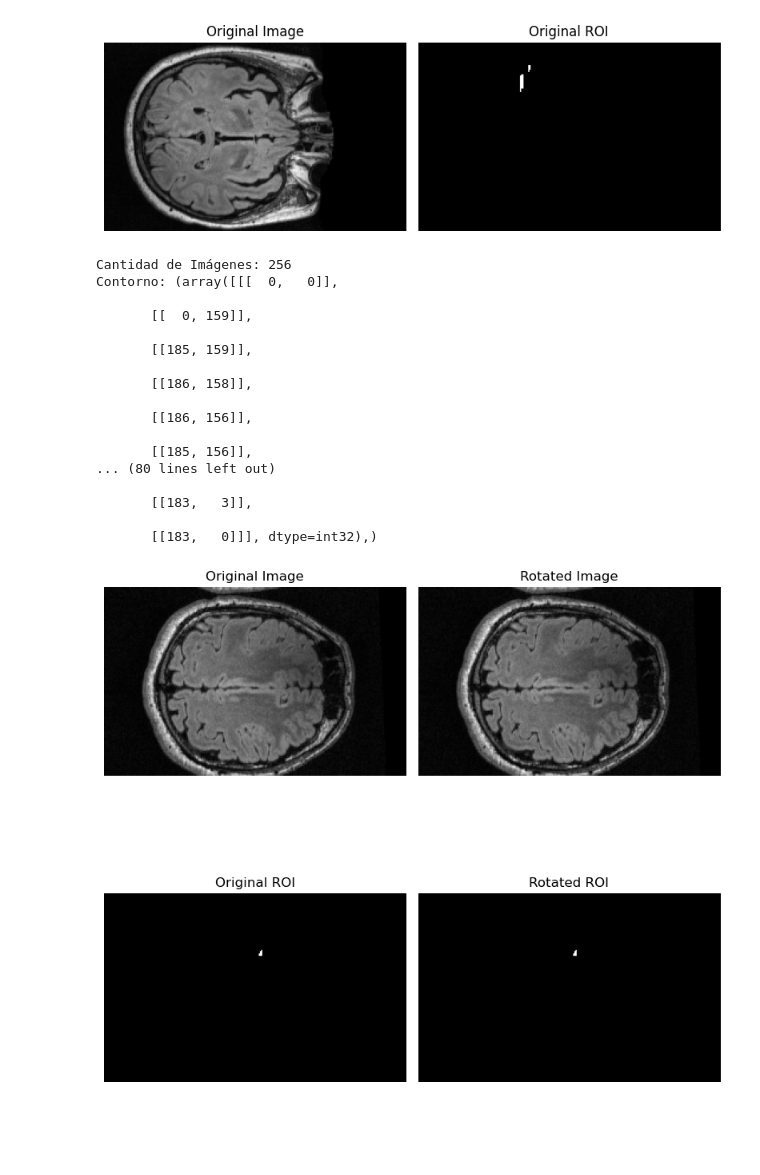
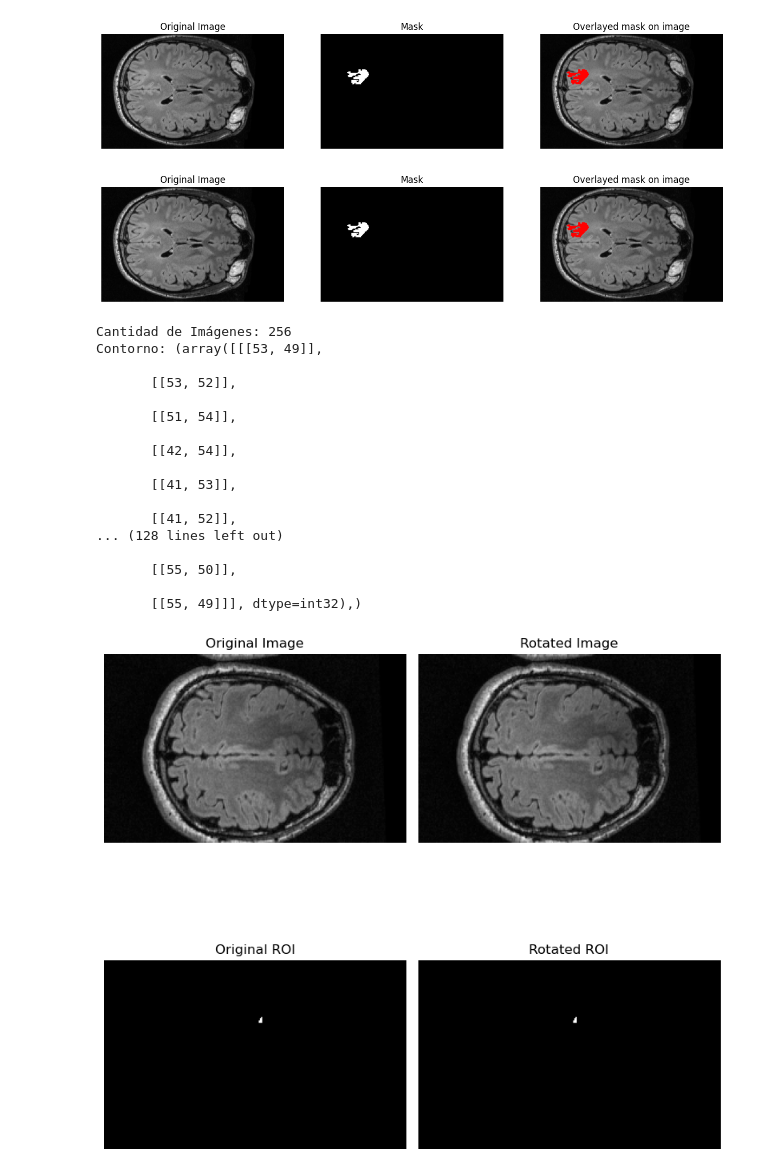
Before and after one commit to MarioPasc/Epilepsy-Displasia-focal-Segmentation, a Jupyter notebook: jupyter-notebooks/explore_functions.ipynb, the cells around one changed output. Saved outputs shown, nothing was run; the diff lists cells and outputs as text; code cells hidden in the pictures; blank space fills up the shorter version.

```diff
--- a/jupyter-notebooks/explore_functions.ipynb
+++ b/jupyter-notebooks/explore_functions.ipynb
@@ -3,7 +3,7 @@ import os
 import nibabel as nib
 import cv2
 import numpy as np
-from sklearn.model_selection import train_test_split
+import math
 import matplotlib.pyplot as plt
 
 def overlay_mask_on_image2(image, mask, color=(255, 0, 0)):
@@ -11,7 +11,7 @@ def overlay_mask_on_image2(image, mask, color=(255, 0, 0)):
     color_image = cv2.cvtColor(image, cv2.COLOR_GRAY2BGR)
 
     # Identify where the mask is active
-    active_pixels = (mask == 255)
+    active_pixels = (mask > 0)
 
     # Apply color to the active mask regions in the image
     color_image[active_pixels] = color
@@ -20,16 +20,6 @@ def overlay_mask_on_image2(image, mask, color=(255, 0, 0)):
 
 
 def visualize2(image, mask, color=(255, 0, 0)):
-    """
-    Displays the original image, the mask, and the overlay of the mask on the original image side by side for
-    comparison.
-
-    @:param mask: A binary mask where non-zero (typically 255) indicates the regions of interest.
-    @:type numpy.ndarray
-    @:param color: A 3-tuple representing the BGR color (Blue, Green, Red) to overlay on the mask.
-    @:type tuple
-    Default is red.
-    """
     plt.figure(figsize=(15, 5))
     plt.subplot(1, 3, 1)
     plt.imshow(image, cmap='gray')
@@ -50,45 +40,44 @@ def visualize2(image, mask, color=(255, 0, 0)):
     plt.show()
 # %%
 path = "/home/mario/VSCode/Dataset/ds-epilepsy"
-file_original = os.path.join(path, "T2FLAIR", "sub-00089_acq-tse3dvfl_FLAIR.nii.gz")
-file_roi = os.path.join(path, "ROI", "sub-00089_acq-tse3dvfl_FLAIR_roi.nii.gz")
+file_original = os.path.join(path, "T2FLAIR", "sub-00090_acq-tse3dvfl_FLAIR.nii.gz")
+file_roi = os.path.join(path, "ROI", "sub-00090_acq-tse3dvfl_FLAIR_roi.nii.gz")
+file_aug = os.path.join(path, "T2FLAIR", "sub-00090_study_brightness.nii.gz")
+file_roi_aug = os.path.join(path, "ROI", "sub-00090_roi_brightness.nii.gz")
 
-im = np.uint8(nib.load(file_original).get_fdata()[:, :, 148])
-roi = np.uint8(nib.load(file_roi).get_fdata()[:, :, 148])
+im = np.uint8(nib.load(file_original).get_fdata()[:, :, 160])
+roi = np.uint8(nib.load(file_roi).get_fdata()[:, :, 160])
+im_aug = np.uint8(nib.load(file_aug).get_fdata()[:, :, 25])
+roi_aug = np.uint8(nib.load(file_roi_aug).get_fdata()[:, :, 25])
 
+visualize2(image=im,
+           mask=roi)
+visualize2(image=im_aug,
+           mask=roi_aug)
 
-fig, axes = plt.subplots(1, 2, figsize=(8,9))
-axes[0].imshow(im, cmap="gray")
-axes[0].axis('off')
-axes[0].set_title("Image")
-axes[1].imshow(roi, cmap="gray")
-axes[1].axis('off')
-axes[1].set_title("ROI")
-plt.tight_layout()
-plt.show()
-
-contours_original, _ = cv.findContours(im, cv.RETR_EXTERNAL, cv.CHAIN_APPROX_SIMPLE)
+contours_original, _ = cv2.findContours(roi, cv2.RETR_EXTERNAL, cv2.CHAIN_APPROX_SIMPLE)
 print(f"Cantidad de Imágenes: {nib.load(file_original).get_fdata().shape[2]}")
 print(f"Contorno: {contours_original}")
 # %% [output]
-[figure, old version]
+[figure, new version]
+[figure, added]
 Cantidad de Imágenes: 256
-Contorno: (array([[[  0,   0]],
+Contorno: (array([[[53, 49]],
 
-       [[  0, 159]],
+       [[53, 52]],
 
-       [[185, 159]],
+       [[51, 54]],
 
-       [[186, 158]],
+       [[42, 54]],
 
-       [[186, 156]],
+       [[41, 53]],
 
-       [[185, 156]],
-... (80 lines left out)
+       [[41, 52]],
+... (128 lines left out)
 
-       [[183,   3]],
+       [[55, 50]],
 
-       [[183,   0]]], dtype=int32),)
+       [[55, 49]]], dtype=int32),)
 # %%
 file_original = "sub-00006-161.nii"
 file_rotated = "sub-00006-161.nii"
```
Also changed, not shown: 1 other file.
